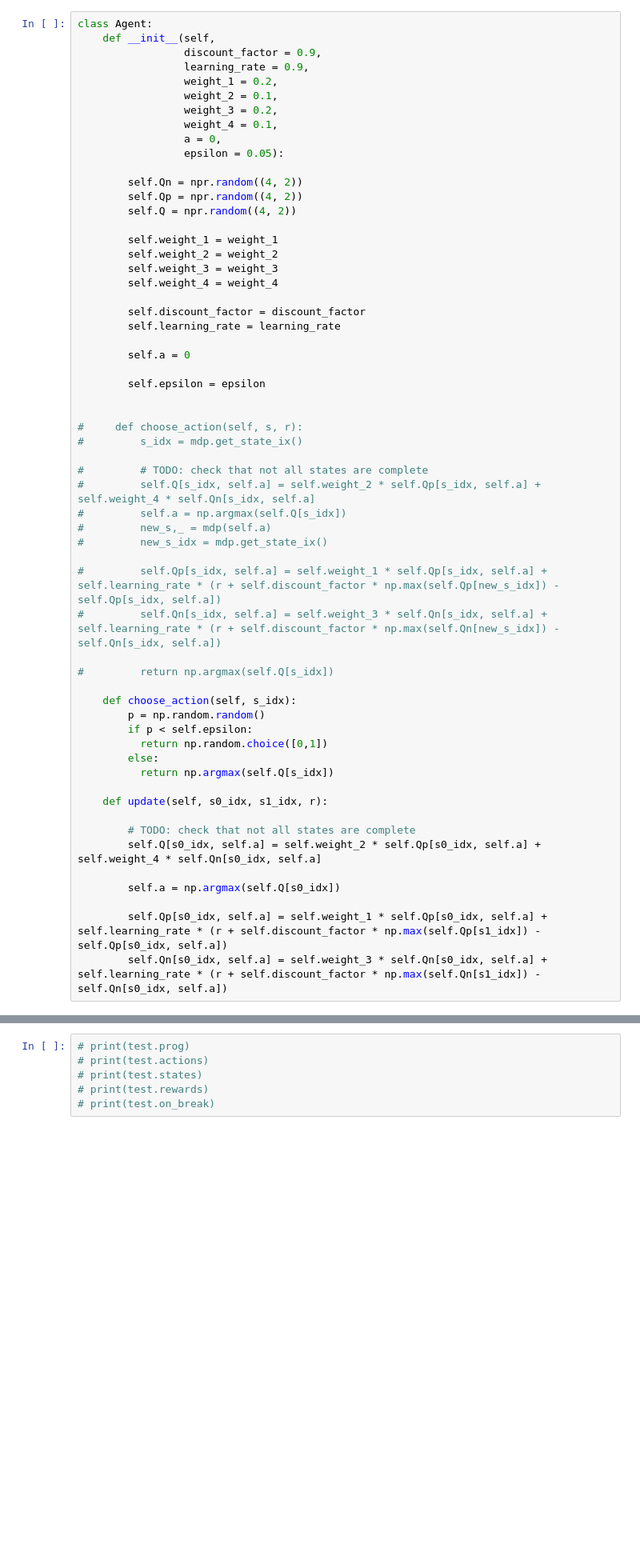
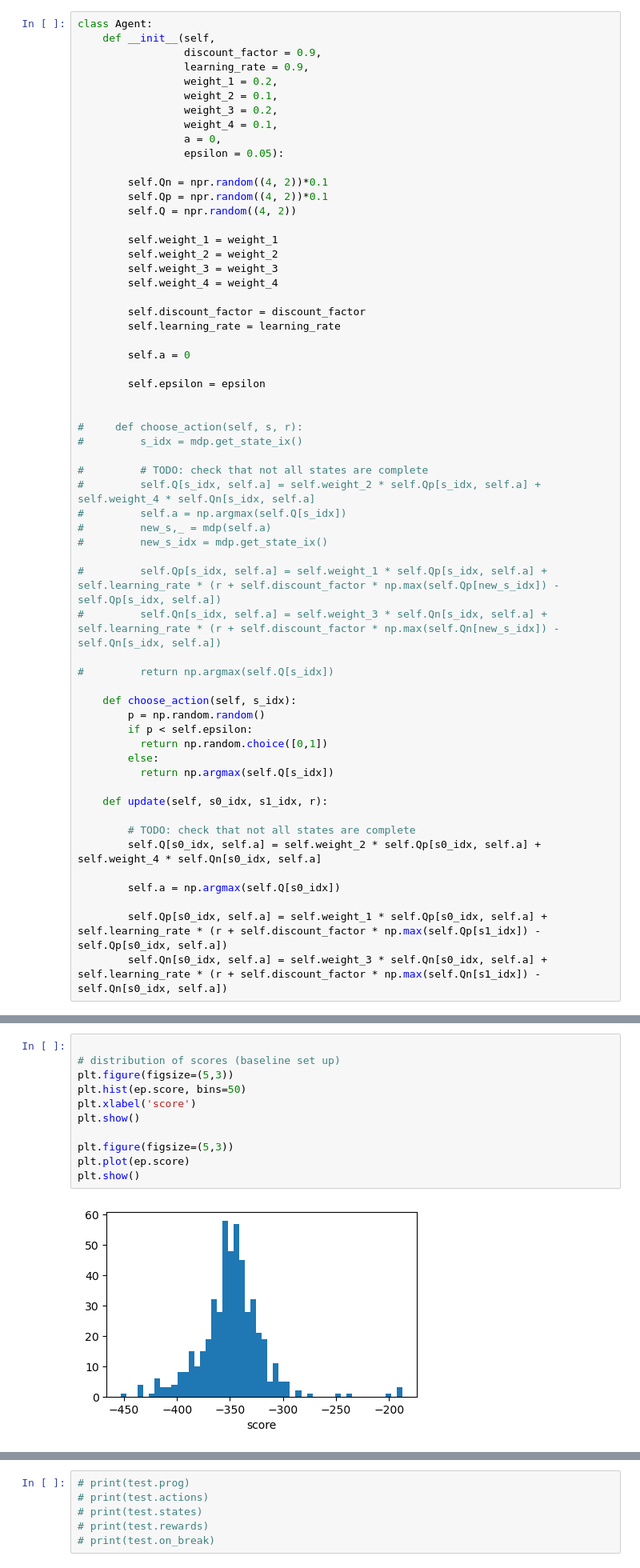
Before and after one commit to seemabaddam/cs6795-project, a Jupyter notebook: MDP test.ipynb, the cells around one changed output, grey strips where cells are left out. Shown: that part at 80% size. Drawn from its saved outputs; the diff is of its cells as text; blank space fills up the shorter version.

```diff
--- a/MDP test.ipynb
+++ b/MDP test.ipynb
@@ -298,8 +329,8 @@ class Agent:
                  a = 0,
                  epsilon = 0.05):
 
-        self.Qn = npr.random((4, 2))
-        self.Qp = npr.random((4, 2))
+        self.Qn = npr.random((4, 2))*0.1
+        self.Qp = npr.random((4, 2))*0.1
         self.Q = npr.random((4, 2))
 
         self.weight_1 = weight_1
@@ -397,0 +464,13 @@ test()
+# %%
+
+# distribution of scores (baseline set up)
+plt.figure(figsize=(5,3))
+plt.hist(ep.score, bins=50)
+plt.xlabel('score')
+plt.show()
+
+plt.figure(figsize=(5,3))
+plt.plot(ep.score)
+plt.show()
+# %% [output]
+[figure, added]
```
Also changed, not shown: parts of 9 cells of this notebook.
